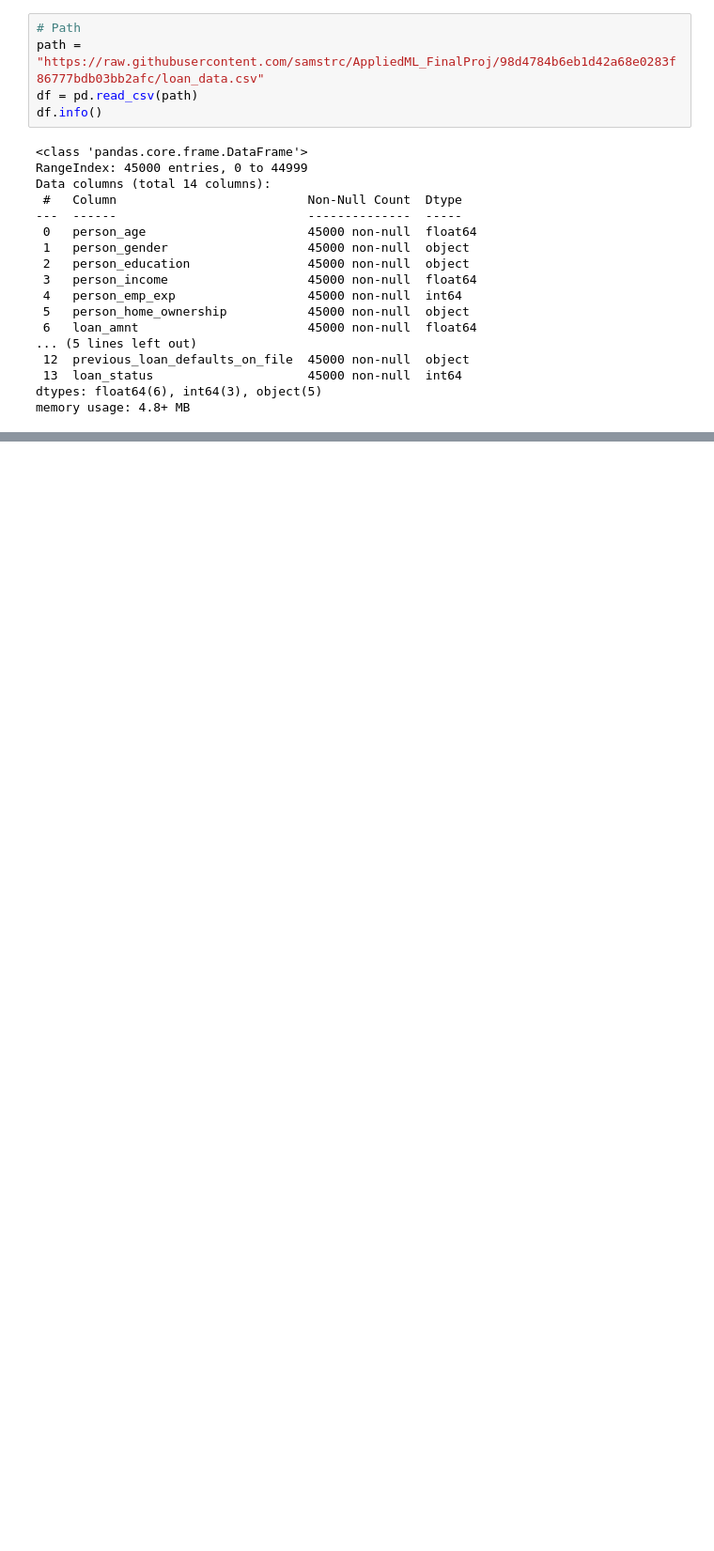
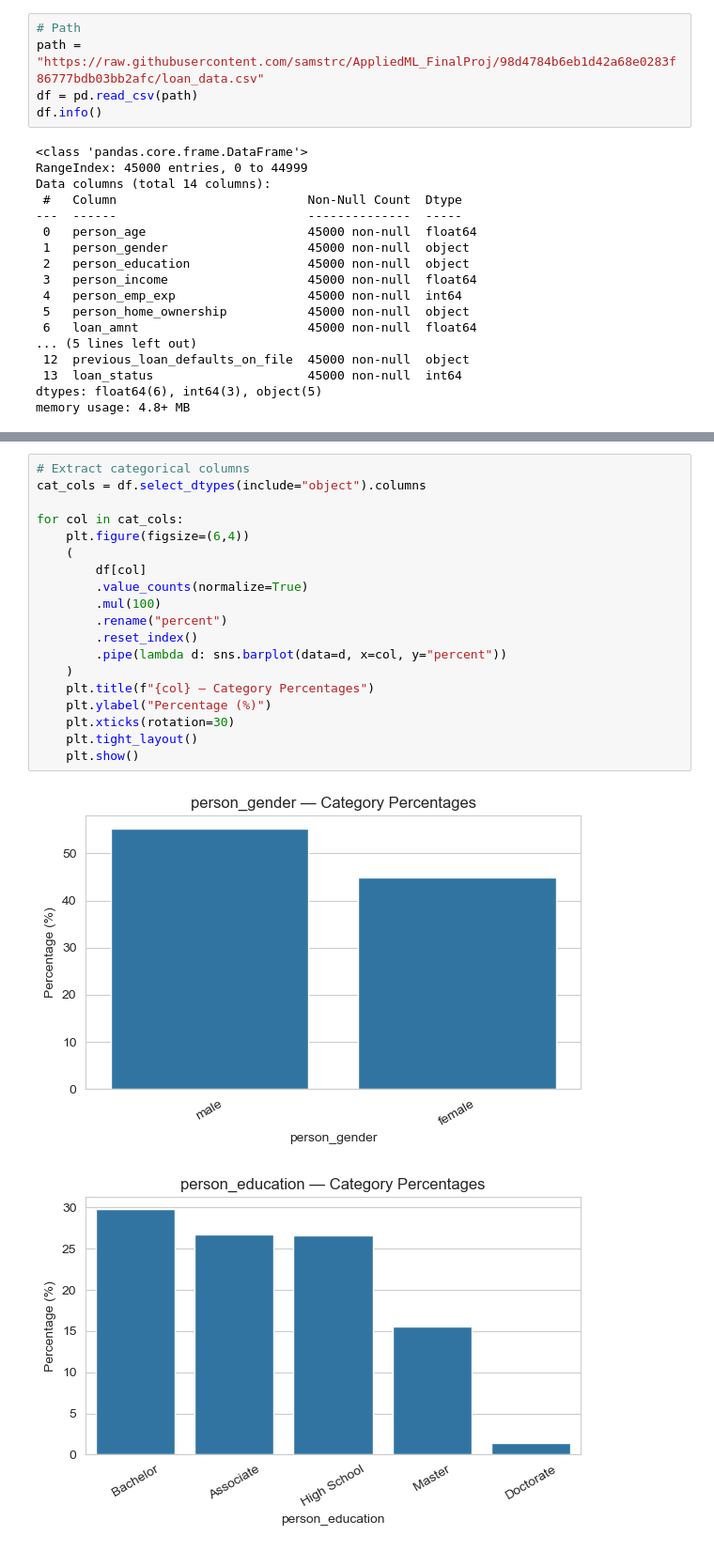
Before and after one commit to samstrc/AppliedML_FinalProj, a Jupyter notebook: loan_approval.ipynb, the cells around one changed output, grey strips where cells are left out. Shown: that part at 94% size. Saved outputs shown, nothing was run; the diff lists cells and outputs as text; blank space fills up the shorter version.

```diff
--- a/loan_approval.ipynb
+++ b/loan_approval.ipynb
@@ -47,0 +297,22 @@ df.head(20)
+# %%
+# Extract categorical columns
+cat_cols = df.select_dtypes(include="object").columns
+
+for col in cat_cols:
+    plt.figure(figsize=(6,4))
+    (
+        df[col]
+        .value_counts(normalize=True)
+        .mul(100)
+        .rename("percent")
+        .reset_index()
+        .pipe(lambda d: sns.barplot(data=d, x=col, y="percent"))
+    )
+    plt.title(f"{col} — Category Percentages")
+    plt.ylabel("Percentage (%)")
+    plt.xticks(rotation=30)
+    plt.tight_layout()
+    plt.show()
+# %% [output]
+[figure, added]
+[figure, added]
```
Also changed, not shown: parts of 31 cells of this notebook, 2 other files.
